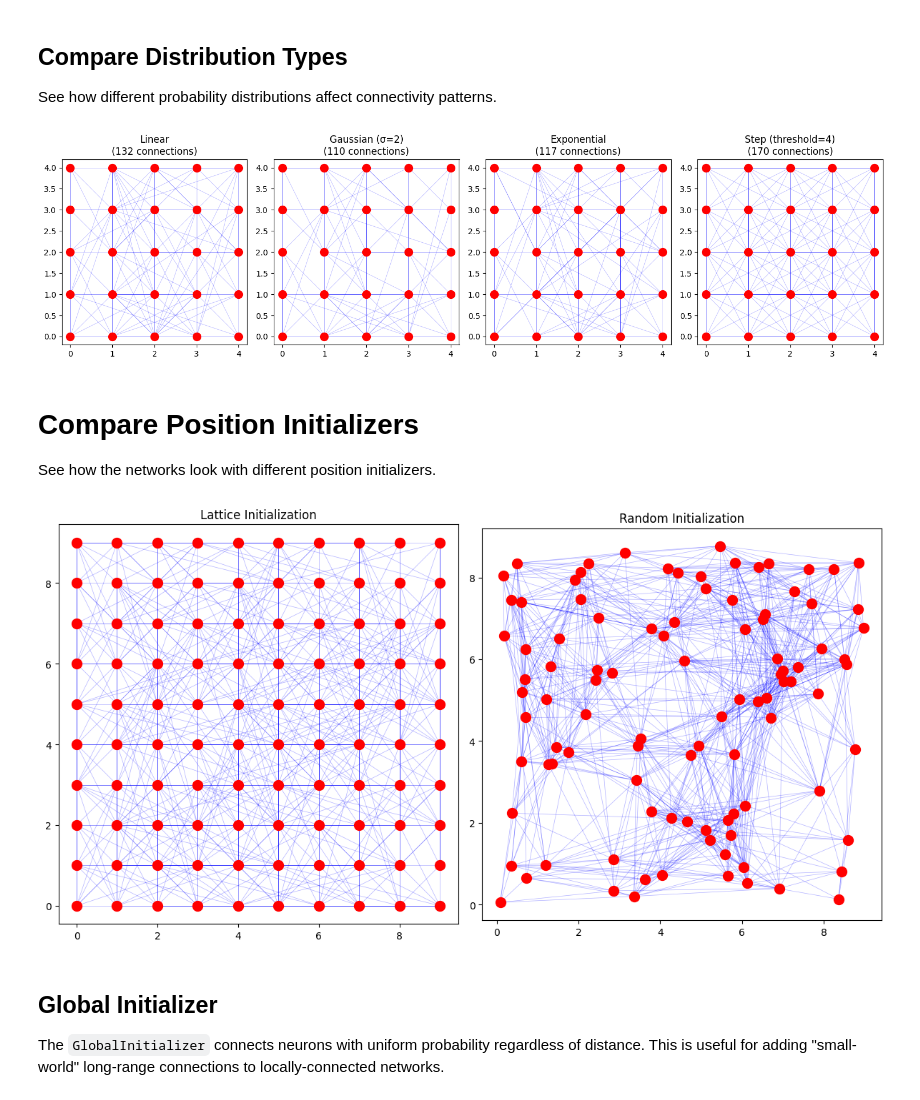
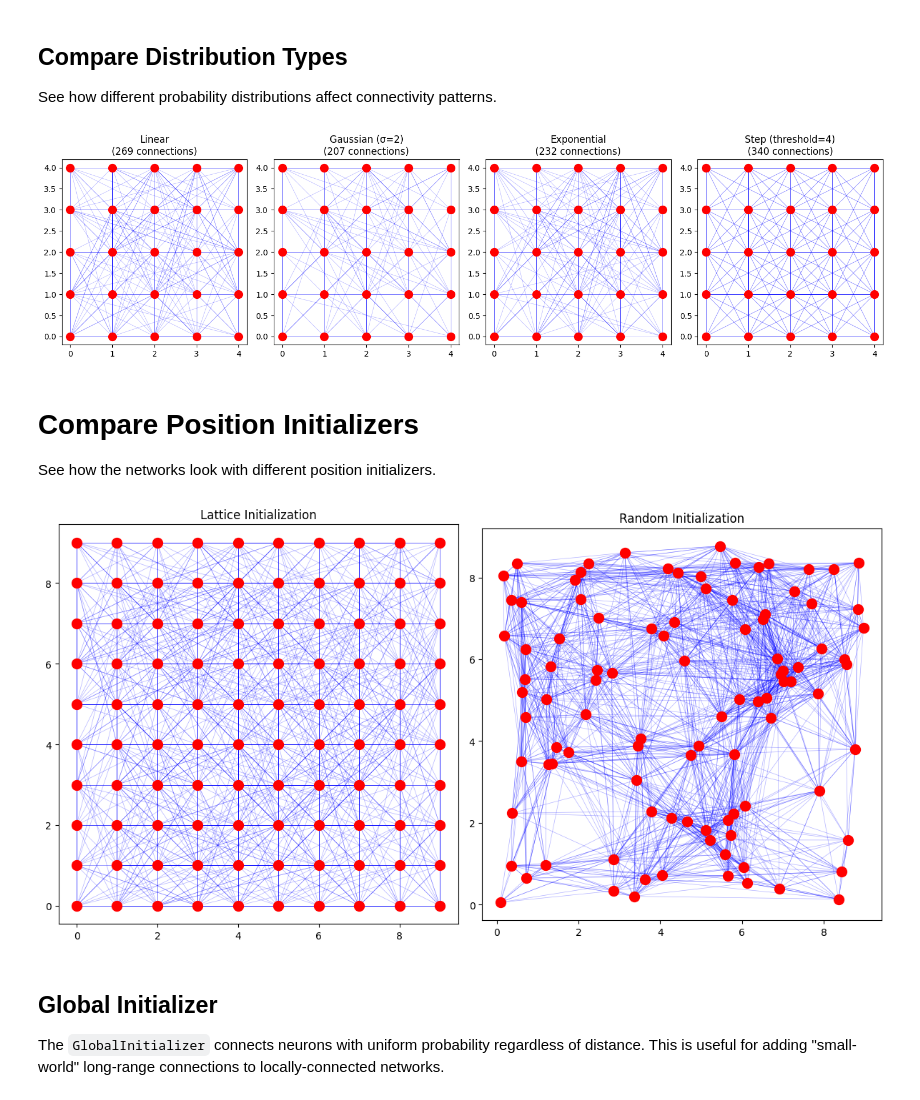
Before and after one commit to dominicm00/plsn, a Jupyter notebook: visualizations.ipynb, the cells around one changed output. Saved outputs shown, nothing was run; the diff lists cells and outputs as text; code cells hidden in the pictures.

Commit message:
update visualizations for input neurons

```diff
--- a/visualizations.ipynb
+++ b/visualizations.ipynb
@@ -95,8 +98,10 @@ for ax, (name, dist) in zip(axes, distributions):
     net = (
         NetworkBuilder()
         .with_dimensions(2)
-        .with_neurons(25)
-        .with_connection_initializer(DistanceBasedInitializer(dist))
+        .with_model_initializer(
+            neurons=25,
+            connections=[DistanceBasedInitializer(dist)],
+        )
         .with_seed(42)
         .build()
     )
@@ -105,7 +110,7 @@ for ax, (name, dist) in zip(axes, distributions):
 plt.tight_layout()
 plt.show()
 # %% [output]
-[figure, old version]
+[figure, new version]
 # %% [markdown]
 # Compare Position Initializers
 
@@ -113,27 +118,29 @@ See how the networks look with different position initializers.
 # %%
 fig, axes = plt.subplots(1, 2, figsize=(12, 6))
 
 initializers = [
     ("Lattice", LatticePositionInitializer()),
     ("Random", RandomPositionInitializer()),
 ]
 
 for ax, (name, init) in zip(axes, initializers):
     net = (
         NetworkBuilder()
         .with_dimensions(2)
-        .with_neurons(100)
-        .with_position_initializer(init)
-        .with_connection_initializer(DistanceBasedInitializer(LinearDistanceDistribution(max_distance=6)))
+        .with_model_initializer(
+            neurons=100,
+            position=init,
+            connections=[DistanceBasedInitializer(LinearDistanceDistribution(max_distance=6))],
+        )
         .with_seed(42)
         .build()
     )
     visualize_network(net, ax=ax, title=f"{name} Initialization")
 
 plt.tight_layout()
 plt.show()
 # %% [output]
-[figure, old version]
+[figure, new version]
 # %% [markdown]
 ## Global Initializer
 
```
Also changed, not shown: parts of 8 cells of this notebook.
